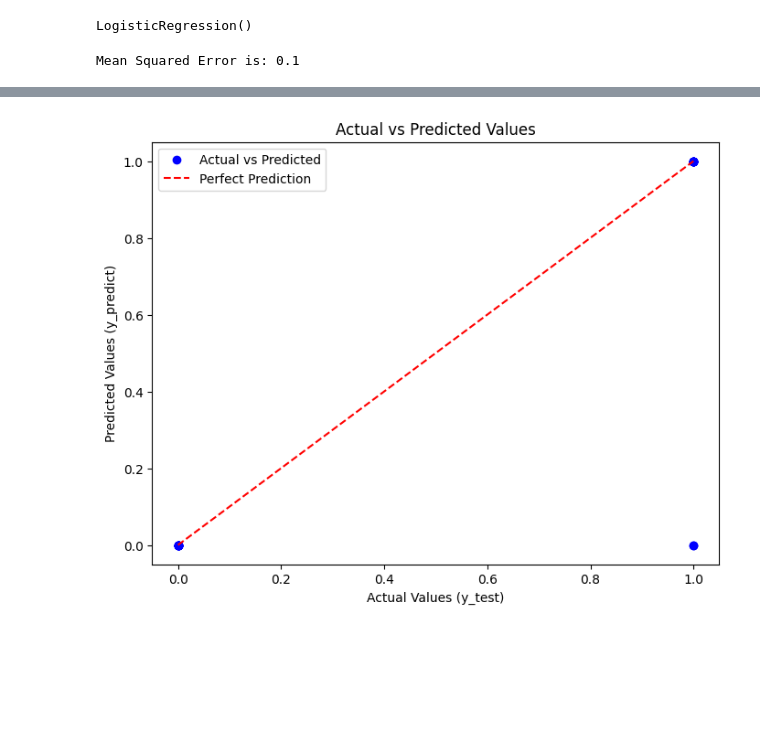
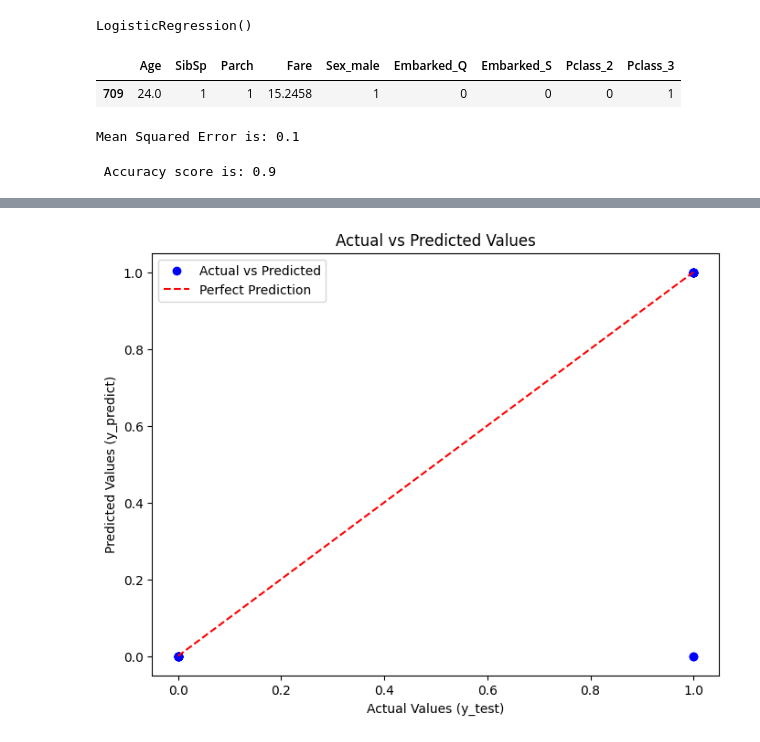
Before and after one commit to magubane94/Integrated_Project, a Jupyter notebook: Titanic.ipynb, the cells around one changed output, grey strips where cells are left out. Saved outputs shown, nothing was run; the diff lists cells and outputs as text; code cells hidden in the pictures; blank space fills up the shorter version.

```diff
--- a/Titanic.ipynb
+++ b/Titanic.ipynb
@@ -233,4 +203,4 @@ from sklearn.metrics import mean_squared_error
 #feature selection
 y = df_clean['Survived']
 
-X = df_clean.drop(['Survived','Ticket'], axis = 1)
+X = df_clean.drop(['Survived'], axis = 1)
@@ -267,12 +227,21 @@ Please also refer to the documentation for alternative solver options:
 LogisticRegression()
 # %%
 y_pred = model.predict(X_test)
+# %%
+X_test.head(1)
+# %% [output]
+|  | Age | SibSp | Parch | Fare | Sex_male | Embarked_Q | Embarked_S | Pclass_2 | Pclass_3 |
+| 709 | 24.0 | 1 | 1 | 15.2458 | 1 | 0 | 0 | 0 | 1 |
 # %%
 mse = mean_squared_error(y_test,y_pred)
 # %%
 print(f"Mean Squared Error is: {mse}")
 # %% [output]
 Mean Squared Error is: 0.1
+# %%
+print(f" Accuracy score is: {accuracy_score(y_test,y_pred)}")
+# %% [output]
+ Accuracy score is: 0.9
 # %%
 test_df.head()
 # %% [output]
```
Also changed, not shown: parts of 25 cells of this notebook.
